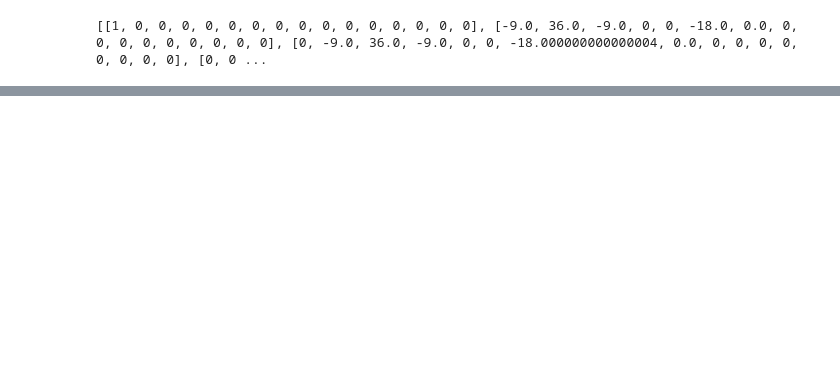
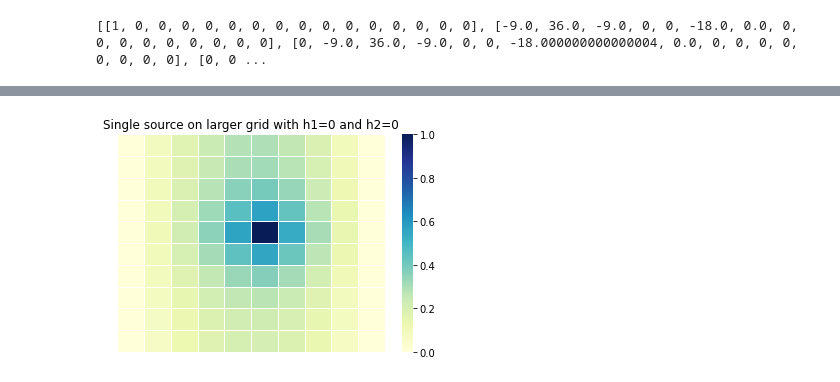
Before and after one commit to westb2/numerical_methods_hw4, a Jupyter notebook: test_grid.ipynb, the cells around one changed output, grey strips where cells are left out. Drawn from its saved outputs; the diff is of its cells as text; code cells hidden in the pictures; blank space fills up the shorter version.

```diff
--- a/test_grid.ipynb
+++ b/test_grid.ipynb
@@ -229,2 +257,16 @@ grid.print_system()
+# %%
+point_sources =[
+    Point_Source(node=56, value=1),
+    # Point_Source(node=11,value=1)
+]
+def right_BC(y):
+    return 0
+
+grid = Grid(point_sources=point_sources, right_BC=right_BC, num_nodes_per_side=10)
+
+grid.solve_system()
+grid.print_system(title="Single source on larger grid with h1=0 and h2=0")
+# %% [output]
+[figure, added]
 # %%
 point_sources =[
```
Also changed, not shown: parts of 18 cells of this notebook.
